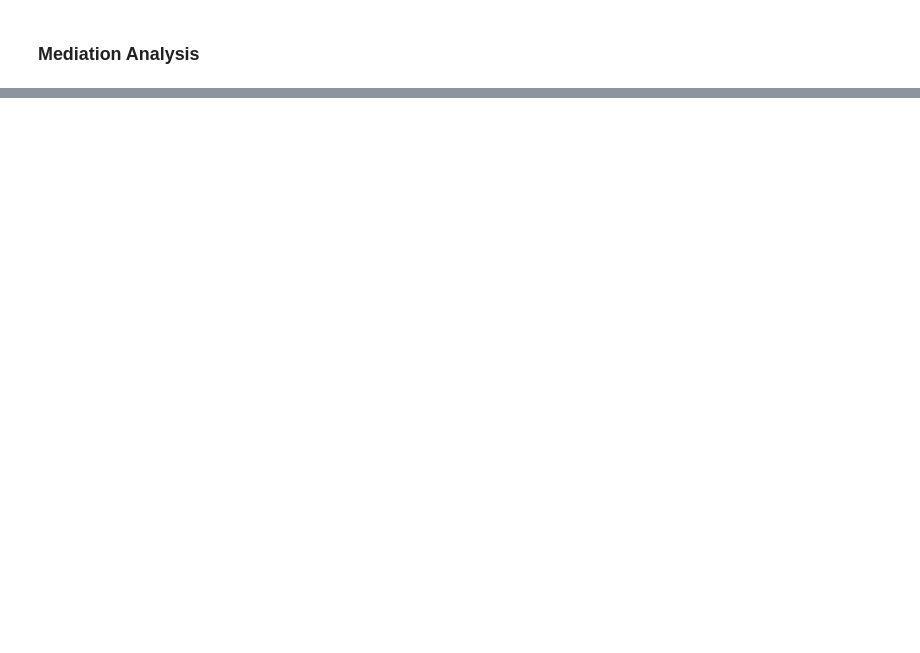
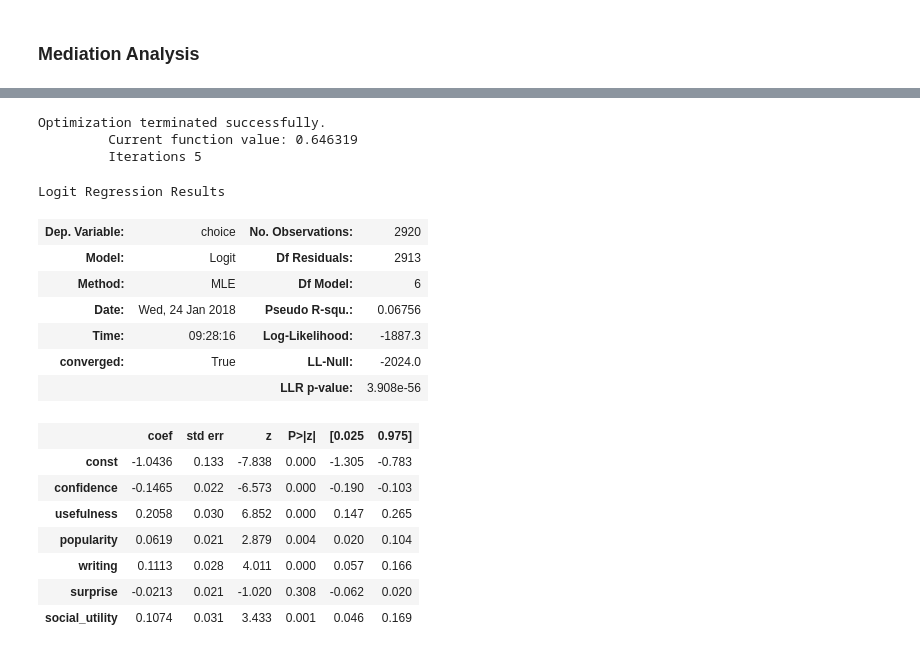
Before and after one commit to hermish/concepts-research, a Jupyter notebook: analysis/5-cogsci-paper/1-experiment-three.ipynb, the cells around one changed output, grey strips where cells are left out. Saved outputs shown, nothing was run; the diff lists cells and outputs as text; code cells hidden in the pictures; blank space fills up the shorter version.

```diff
--- a/analysis/5-cogsci-paper/1-experiment-three.ipynb
+++ b/analysis/5-cogsci-paper/1-experiment-three.ipynb
@@ -223,0 +235,29 @@ new_data = pd.DataFrame(flattened_data)
+# %%
+input_columns = columns[2:8]
+X = new_data[input_columns]
+y = new_data['choice']
+X = sm.add_constant(X)
+
+logit_model = sm.Logit(y, X)
+results = logit_model.fit()
+results.summary()
+# %% [output]
+Optimization terminated successfully.
+         Current function value: 0.646319
+         Iterations 5
+Logit Regression Results
+| Dep. Variable: | choice | No. Observations: | 2920 |
+| Model: | Logit | Df Residuals: | 2913 |
+| Method: | MLE | Df Model: | 6 |
+| Date: | Wed, 24 Jan 2018 | Pseudo R-squ.: | 0.06756 |
+| Time: | 09:28:16 | Log-Likelihood: | -1887.3 |
+| converged: | True | LL-Null: | -2024.0 |
+|  |  | LLR p-value: | 3.908e-56 |
+|  | coef | std err | z | P>|z| | [0.025 | 0.975] |
+| const | -1.0436 | 0.133 | -7.838 | 0.000 | -1.305 | -0.783 |
+| confidence | -0.1465 | 0.022 | -6.573 | 0.000 | -0.190 | -0.103 |
+| usefulness | 0.2058 | 0.030 | 6.852 | 0.000 | 0.147 | 0.265 |
+| popularity | 0.0619 | 0.021 | 2.879 | 0.004 | 0.020 | 0.104 |
+| writing | 0.1113 | 0.028 | 4.011 | 0.000 | 0.057 | 0.166 |
+| surprise | -0.0213 | 0.021 | -1.020 | 0.308 | -0.062 | 0.020 |
+| social_utility | 0.1074 | 0.031 | 3.433 | 0.001 | 0.046 | 0.169 |
```
Also changed, not shown: parts of 11 cells of this notebook.
